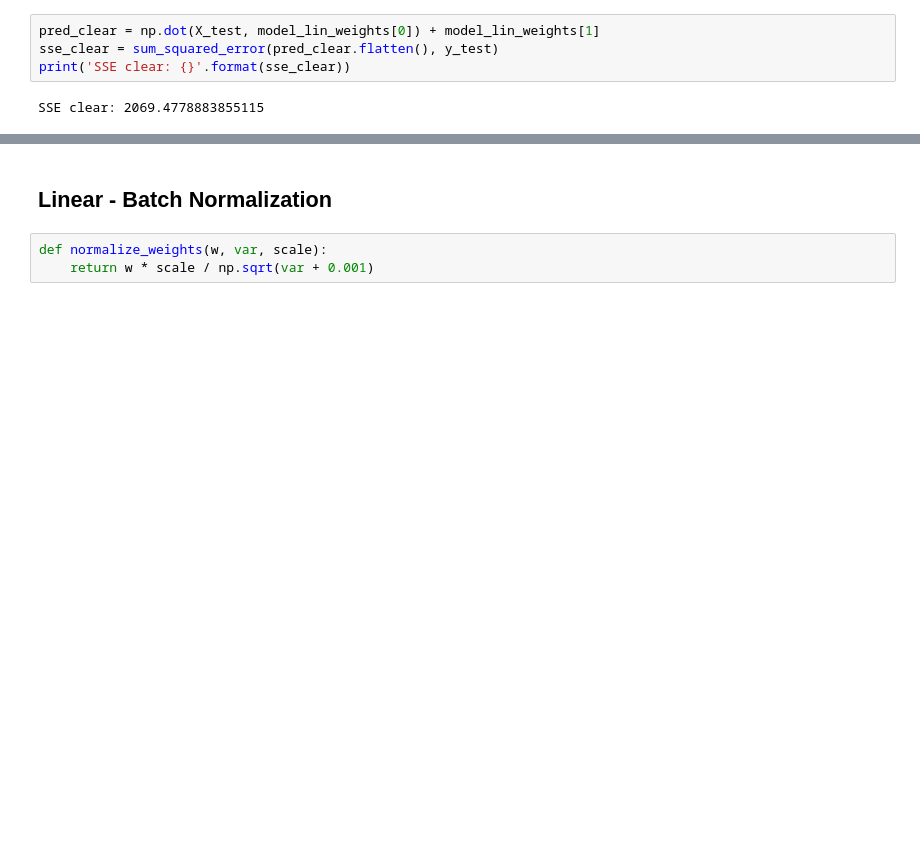
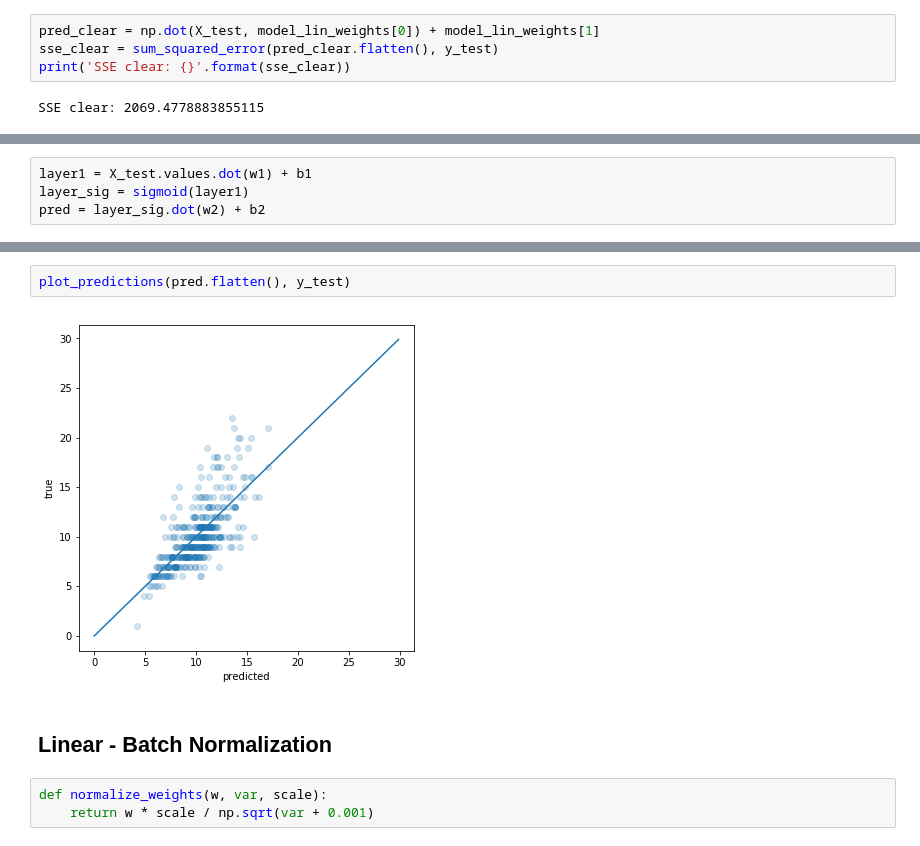
Before and after one commit to SimonMcDonnell/Dissertation, a Jupyter notebook: Abalone/encrypted_abalone.ipynb, the cells around one changed output, grey strips where cells are left out. Saved outputs shown, nothing was run; the diff lists cells and outputs as text; blank space fills up the shorter version.

```diff
--- a/Abalone/encrypted_abalone.ipynb
+++ b/Abalone/encrypted_abalone.ipynb
@@ -74,0 +99,4 @@ SSE clear: 2069.4778883855115
+# %%
+layer1 = X_test.values.dot(w1) + b1
+layer_sig = sigmoid(layer1)
+pred = layer_sig.dot(w2) + b2
@@ -75,3 +107,7 @@ SSE clear: 2069.4778883855115
+# %%
+plot_predictions(pred.flatten(), y_test)
+# %% [output]
+[figure, added]
 # %% [markdown]
 ## Linear - Batch Normalization
 # %%
```
Also changed, not shown: parts of 31 cells of this notebook, 3 other files.
